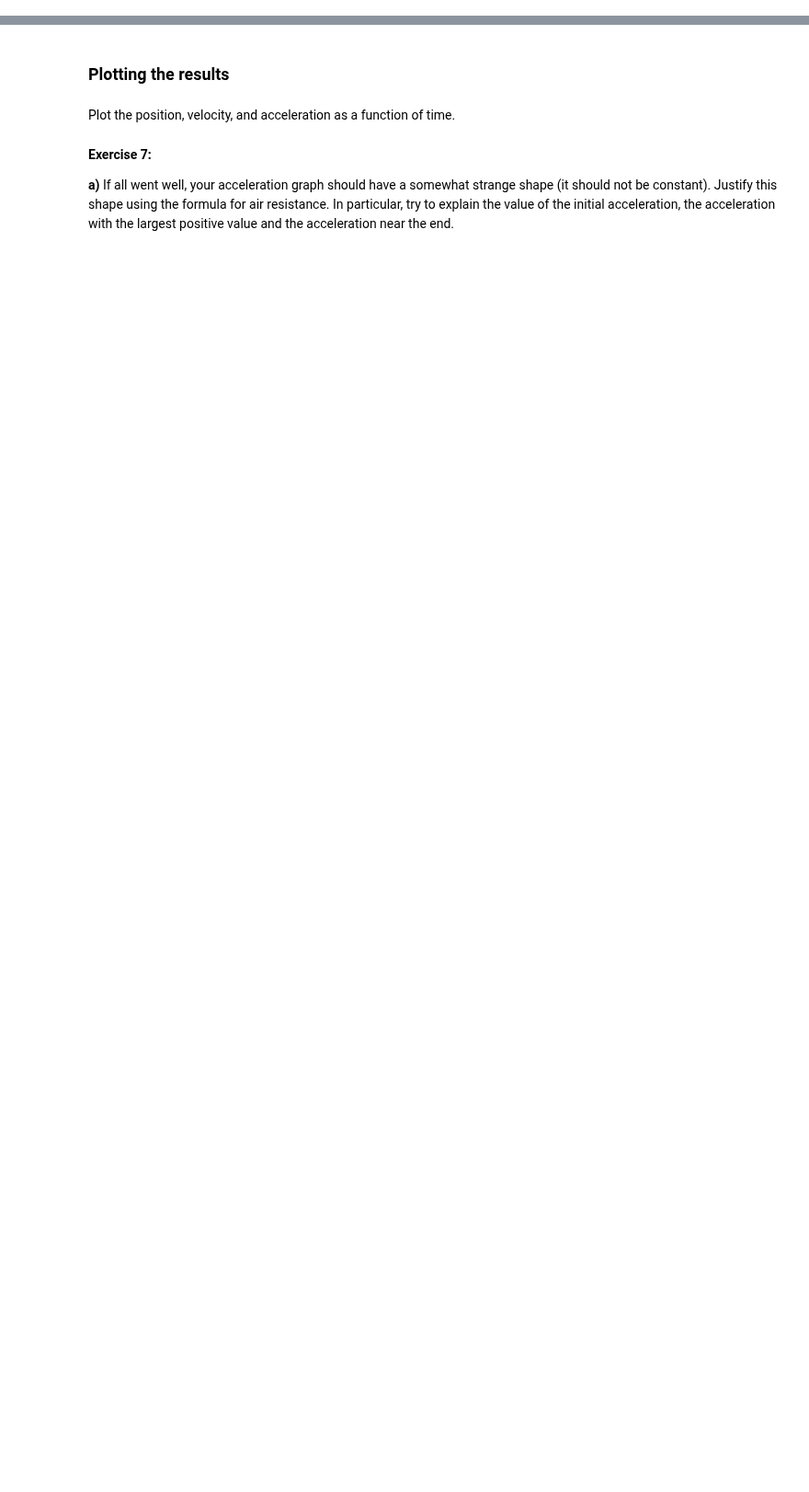
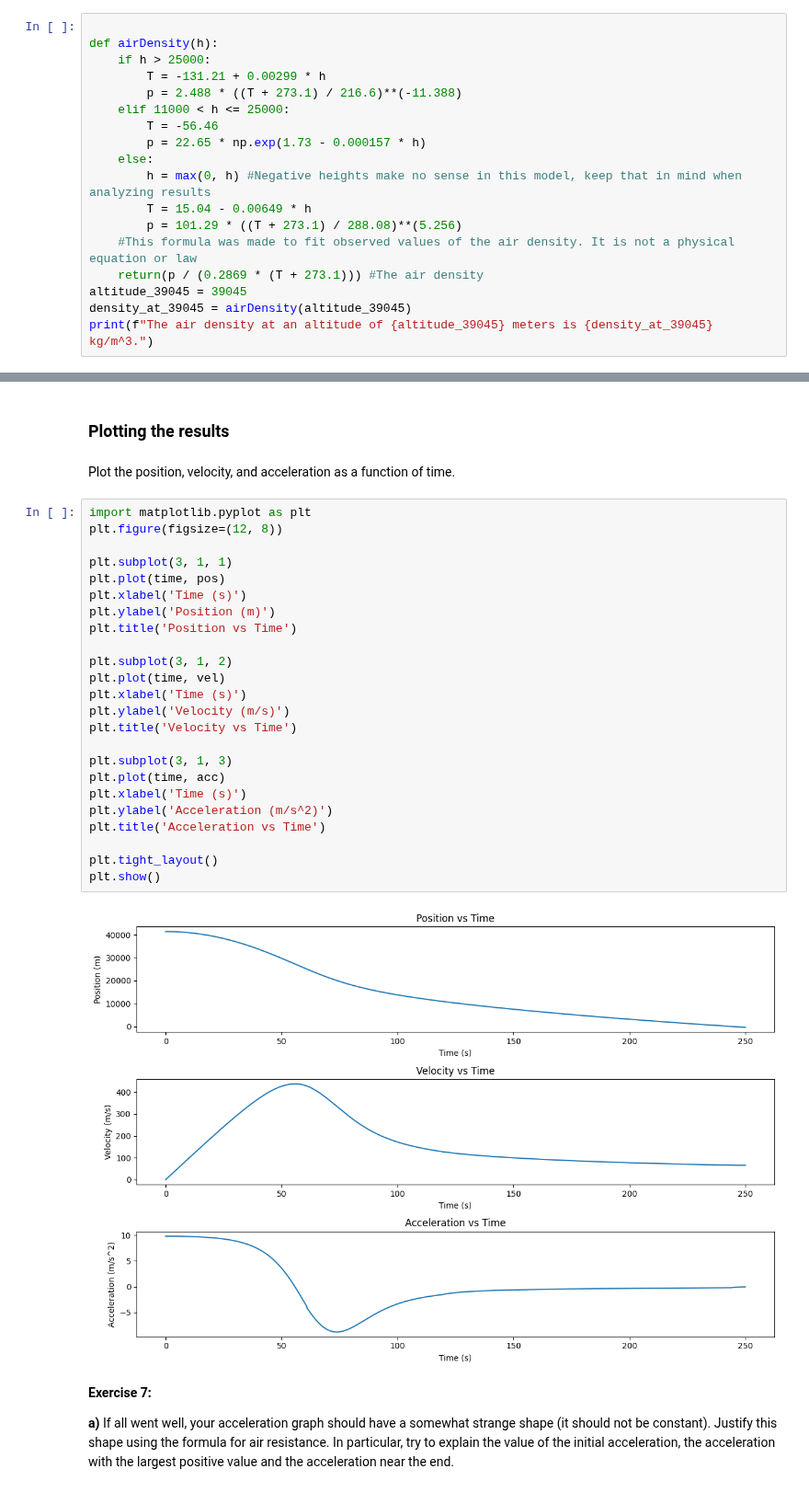
Before and after one commit to CWCopeland/ComputationalPhysics, a Jupyter notebook: Projects/Project_Skydiver.ipynb, the cells around one changed output, grey strips where cells are left out. Shown at 92% size. Saved outputs shown, nothing was run; the diff lists cells and outputs as text; blank space fills up the shorter version.

```diff
--- a/Projects/Project_Skydiver.ipynb
+++ b/Projects/Project_Skydiver.ipynb
@@ -113,0 +188,18 @@ h = 39045
+# %%
+
+def airDensity(h):
+    if h > 25000:
+        T = -131.21 + 0.00299 * h
+        p = 2.488 * ((T + 273.1) / 216.6)**(-11.388)
+    elif 11000 < h <= 25000:
+        T = -56.46
+        p = 22.65 * np.exp(1.73 - 0.000157 * h)
+    else:
+        h = max(0, h) #Negative heights make no sense in this model, keep that in mind when analyzing results
+        T = 15.04 - 0.00649 * h
+        p = 101.29 * ((T + 273.1) / 288.08)**(5.256)
+    #This formula was made to fit observed values of the air density. It is not a physical equation or law
+    return(p / (0.2869 * (T + 273.1))) #The air density
+altitude_39045 = 39045
+density_at_39045 = airDensity(altitude_39045)
+print(f"The air density at an altitude of {altitude_39045} meters is {density_at_39045} kg/m^3.")
@@ -172,6 +380,32 @@ Based on this template, calculate the acceleration, velocity, and position for e
 ### Plotting the results
 # %% [markdown]
 Plot the position, velocity, and acceleration as a function of time.
+# %%
+import matplotlib.pyplot as plt
+plt.figure(figsize=(12, 8))
+
+plt.subplot(3, 1, 1)
+plt.plot(time, pos)
+plt.xlabel('Time (s)')
+plt.ylabel('Position (m)')
+plt.title('Position vs Time')
+
+plt.subplot(3, 1, 2)
+plt.plot(time, vel)
+plt.xlabel('Time (s)')
+plt.ylabel('Velocity (m/s)')
+plt.title('Velocity vs Time')
+
+plt.subplot(3, 1, 3)
+plt.plot(time, acc)
+plt.xlabel('Time (s)')
+plt.ylabel('Acceleration (m/s^2)')
+plt.title('Acceleration vs Time')
+
+plt.tight_layout()
+plt.show()
+# %% [output]
+[figure, added]
 # %% [markdown]
 **Exercise 7:**
 
```
Also changed, not shown: parts of 25 cells of this notebook.
